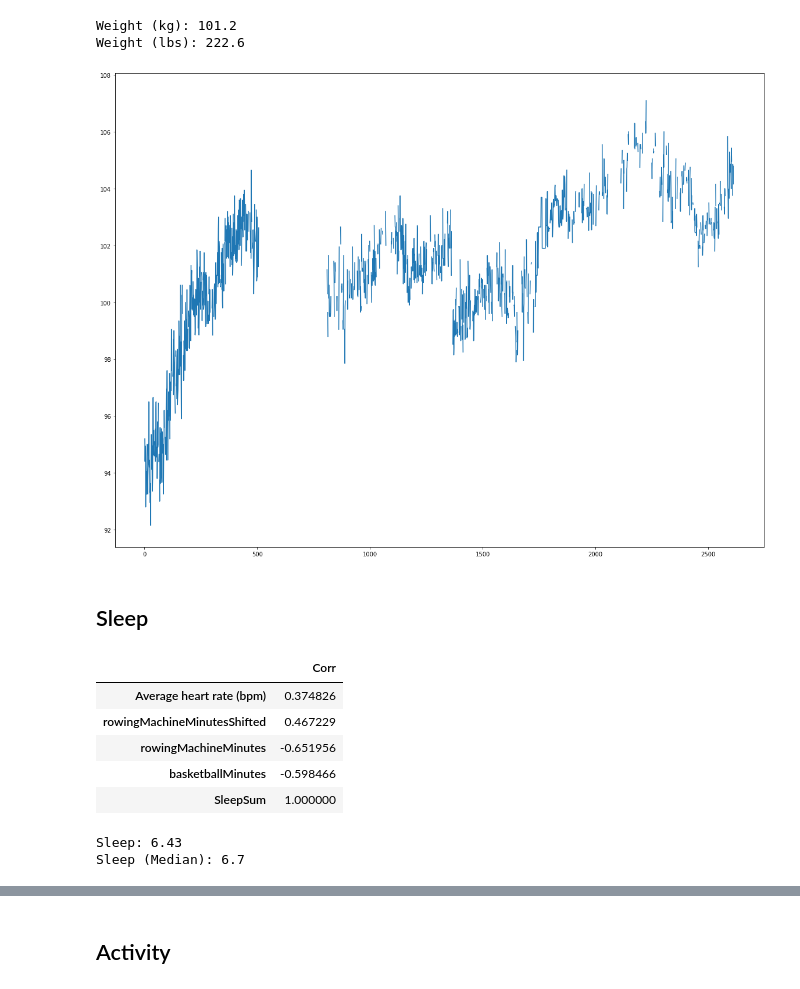
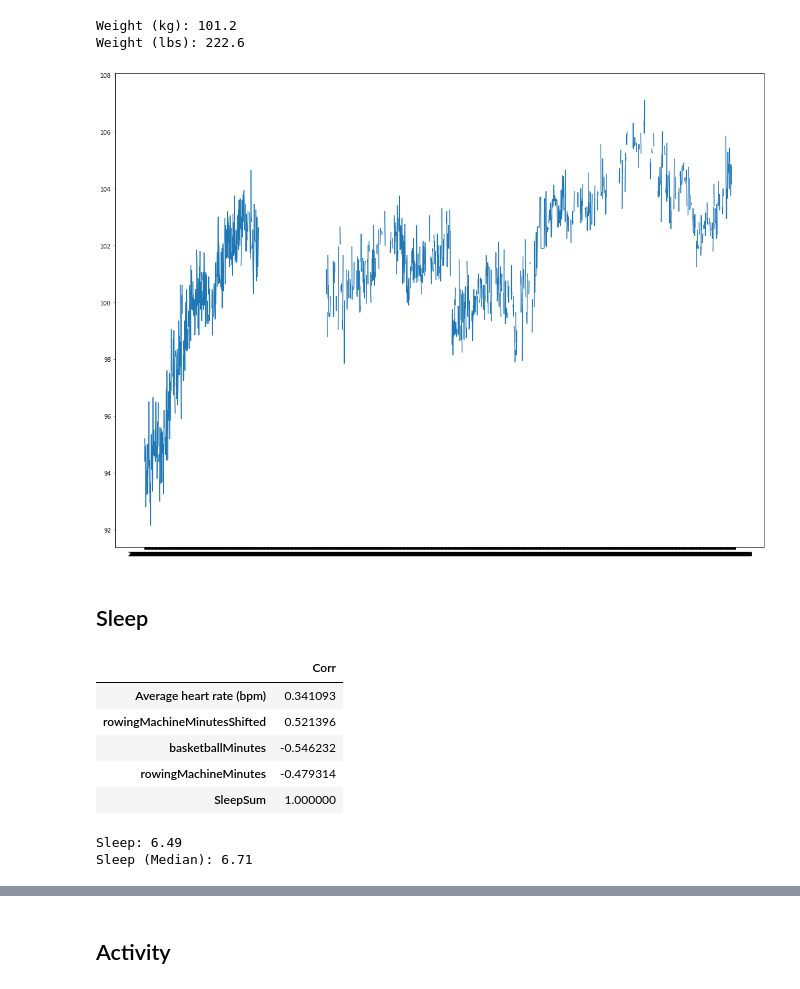
Before and after one commit to JamesIgoe/GoogleFitAnalysis, a Jupyter notebook: Analysis.ipynb, the cells around one changed output, grey strips where cells are left out. Saved outputs shown, nothing was run; the diff lists cells and outputs as text; code cells hidden in the pictures.

```diff
--- a/Analysis.ipynb
+++ b/Analysis.ipynb
@@ -30,7 +30,7 @@ https://takeout.google.com/
 ## Import
 # %%
 import os
-filePath = 'c:\\Users\\igoej\\OneDrive\\Documents\\GitHub\\DataAnalytics\\Data\\2020-09-23 Daily Summaries.csv'
+filePath = 'c:\\Users\\igoej\\OneDrive\\Documents\\GitHub\\DataAnalytics\\Data\\2020-09-30 Daily Summaries.csv'
 df_fit = pd.read_csv(filePath)
 #df_fit.tail()
 # %%
@@ -156,7 +156,7 @@ Index(['Date', 'Calories (kcal)', 'Distance (m)', 'Average heart rate (bpm)',
 # Create Correlation Heat Map and List
 # %%
 #set data set for analysis
-df = df_fit[['Distance (m)', 'Average heart rate (bpm)','Average weight (kg)','Average systolic blood pressure (mmHg)','Average diastolic blood pressure (mmHg)','Average blood glucose (mmol/L)','Heart Points','Guided breathing duration (ms)','SleepSum', 'sleepSumHours','basketballMinutes', 'rowingMachineMinutes','rowingMachineMinutesShifted', 'moveMinutesCountShifted','heartPointsShifted', 'distanceShifted', 'basketballMinutesShifted']]
+df = df_fit[['Date', 'Average heart rate (bpm)','Average weight (kg)','Average systolic blood pressure (mmHg)','Average diastolic blood pressure (mmHg)','Average blood glucose (mmol/L)','Heart Points','SleepSum', 'sleepSumHours','basketballMinutes', 'basketballMinutesShifted', 'rowingMachineMinutes','rowingMachineMinutesShifted', 'moveMinutesCountShifted','heartPointsShifted','Distance (m)', 'distanceShifted']]
 filterValue = 0.3
 plt.figure(figsize=(30,15))
 sns.heatmap(corrFilter(df, filterValue), annot=True, cmap="YlOrRd")
@@ -281,27 +278,27 @@ Weight (kg): 101.2
 Weight (lbs): 222.6
 # %%
 plt.figure(figsize=(20,15))
-plt.plot(df.index, df['Average weight (kg)'])
+plt.plot(df['Date'], df['Average weight (kg)'])
 plt.show()
 # %% [output]
-[figure, old version]
+[figure, new version]
 # %% [markdown]
 ## Sleep
 # %%
 filterForLabels(corr_fit_filtered, 'sleepSumHours')
 # %% [output]
 |  | Corr |
-| Average heart rate (bpm) | 0.374826 |
-| rowingMachineMinutesShifted | 0.467229 |
-| rowingMachineMinutes | -0.651956 |
-| basketballMinutes | -0.598466 |
+| Average heart rate (bpm) | 0.341093 |
+| rowingMachineMinutesShifted | 0.521396 |
+| basketballMinutes | -0.546232 |
+| rowingMachineMinutes | -0.479314 |
 | SleepSum | 1.000000 |
 # %%
 print('Sleep:', AverageFunction(df['sleepSumHours'],2))
 print('Sleep (Median):', MedianFunction(df['sleepSumHours'], 2))
 # %% [output]
-Sleep: 6.43
-Sleep (Median): 6.7
+Sleep: 6.49
+Sleep (Median): 6.71
 # %%
 plt.figure(figsize=(20,15))
 sns.regplot(x='sleepSumHours', y='Average systolic blood pressure (mmHg)', data=df)
```
Also changed, not shown: parts of 19 cells of this notebook.
